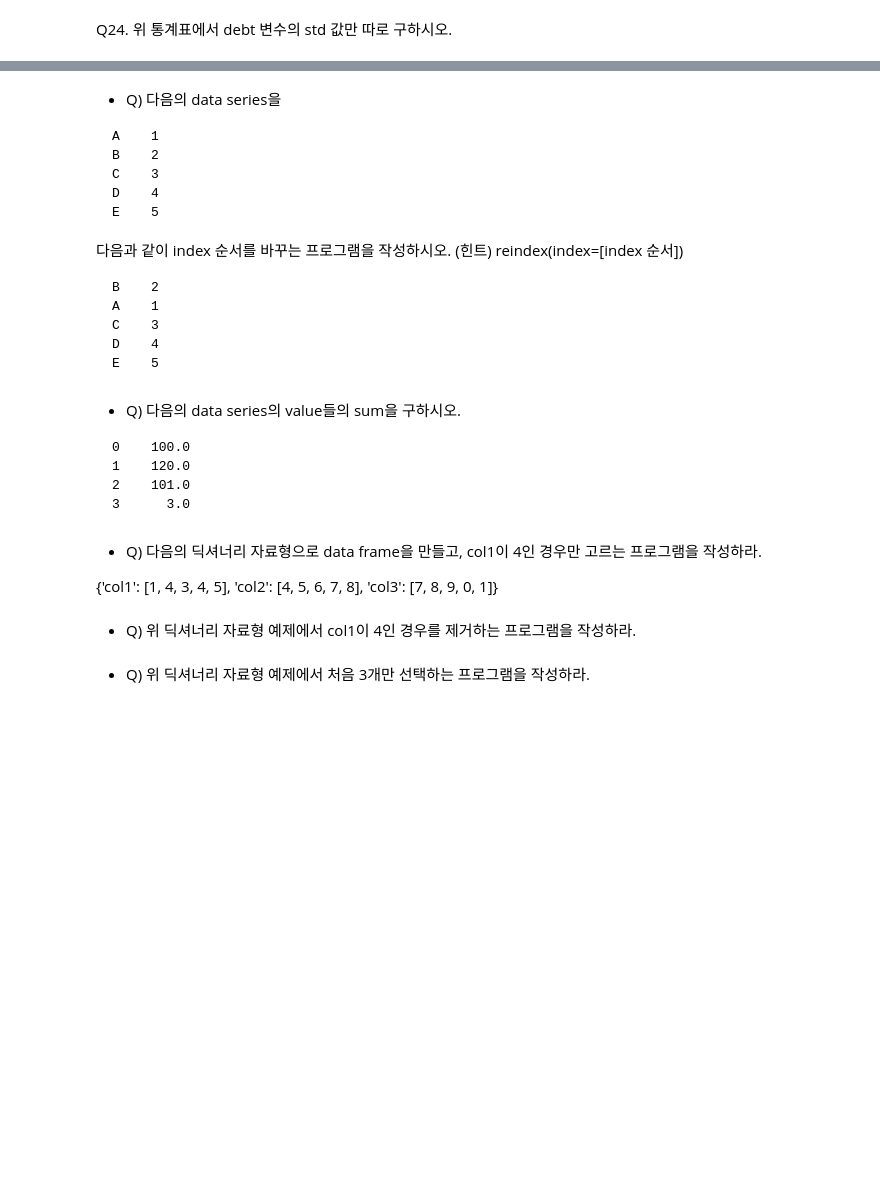
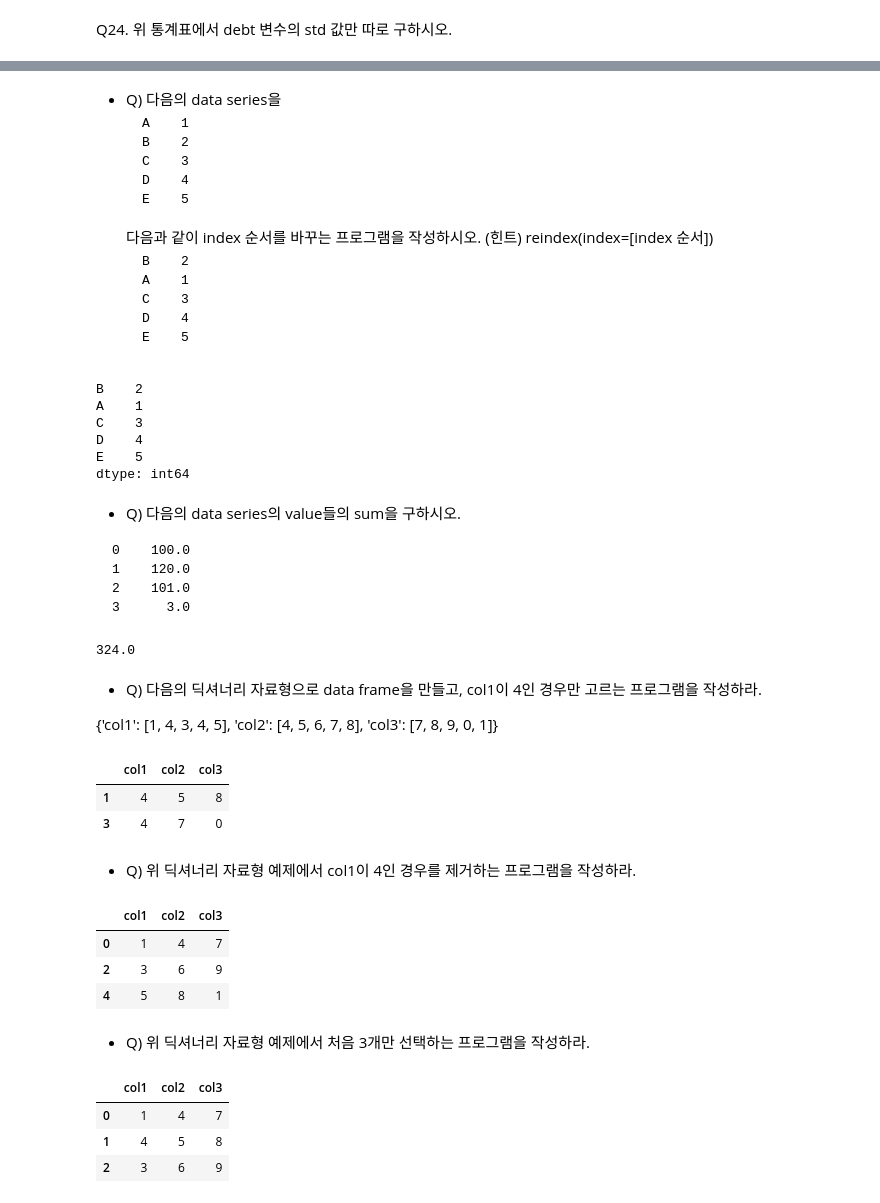
Before and after one commit to temeddix/programming-class, a Jupyter notebook: materials/006/6.Pandas_1.ipynb, the cells around one changed output, grey strips where cells are left out. Saved outputs shown, nothing was run; the diff lists cells and outputs as text; code cells hidden in the pictures; blank space fills up the shorter version.

```diff
--- a/materials/006/6.Pandas_1.ipynb
+++ b/materials/006/6.Pandas_1.ipynb
@@ -202,21 +444,31 @@ x   #columns 에는 변수명 , index는 row에 대한 index명
 # %% [markdown]
 - Q) 다음의 data series을
-<pre>
-A    1
-B    2
-C    3
-D    4
-E    5
-</pre>
-다음과 같이 index 순서를 바꾸는 프로그램을 작성하시오.
-(힌트) reindex(index=[index 순서])
-<pre>
-B    2
-A    1
-C    3
-D    4
-E    5
-</pre>
+  <pre>
+  A    1
+  B    2
+  C    3
+  D    4
+  E    5
+  </pre>
+  다음과 같이 index 순서를 바꾸는 프로그램을 작성하시오.
+  (힌트) reindex(index=[index 순서])
+  <pre>
+  B    2
+  A    1
+  C    3
+  D    4
+  E    5
+  </pre>
+# %%
+A = pd.Series(np.arange(1, 6), index=["A", "B", "C", "D", "E"])
+A.reindex(index=["B", "A", "C", "D", "E"])
+# %% [output]
+B    2
+A    1
+C    3
+D    4
+E    5
+dtype: int64
 # %% [markdown]
 - Q) 다음의 data series의 value들의 sum을 구하시오.
 <pre>
@@ -225,11 +477,37 @@ E    5
 2    101.0
 3      3.0
 </pre>
+# %%
+A = pd.Series([100.0, 120.0, 101.0, 3.0])
+sum(A)
+# %% [output]
+324.0
 # %% [markdown]
 - Q) 다음의 딕셔너리 자료형으로 data frame을 만들고, col1이 4인 경우만 고르는 프로그램을 작성하라.
 
 {'col1': [1, 4, 3, 4, 5], 'col2': [4, 5, 6, 7, 8], 'col3': [7, 8, 9, 0, 1]}
+# %%
+A=pd.DataFrame({'col1': [1, 4, 3, 4, 5], 'col2': [4, 5, 6, 7, 8], 'col3': [7, 8, 9, 0, 1]})
+A[A['col1']==4]
+# %% [output]
+|  | col1 | col2 | col3 |
+| 1 | 4 | 5 | 8 |
+| 3 | 4 | 7 | 0 |
 # %% [markdown]
 - Q) 위 딕셔너리 자료형 예제에서 col1이 4인 경우를 제거하는 프로그램을 작성하라.
+# %%
+A[A['col1']!=4]
+# %% [output]
+|  | col1 | col2 | col3 |
+| 0 | 1 | 4 | 7 |
+| 2 | 3 | 6 | 9 |
+| 4 | 5 | 8 | 1 |
 # %% [markdown]
 - Q) 위 딕셔너리 자료형 예제에서 처음 3개만 선택하는 프로그램을 작성하라.
+# %%
+A.iloc[:3]
+# %% [output]
+|  | col1 | col2 | col3 |
+| 0 | 1 | 4 | 7 |
+| 1 | 4 | 5 | 8 |
+| 2 | 3 | 6 | 9 |
```
Also changed, not shown: parts of 41 cells of this notebook.
